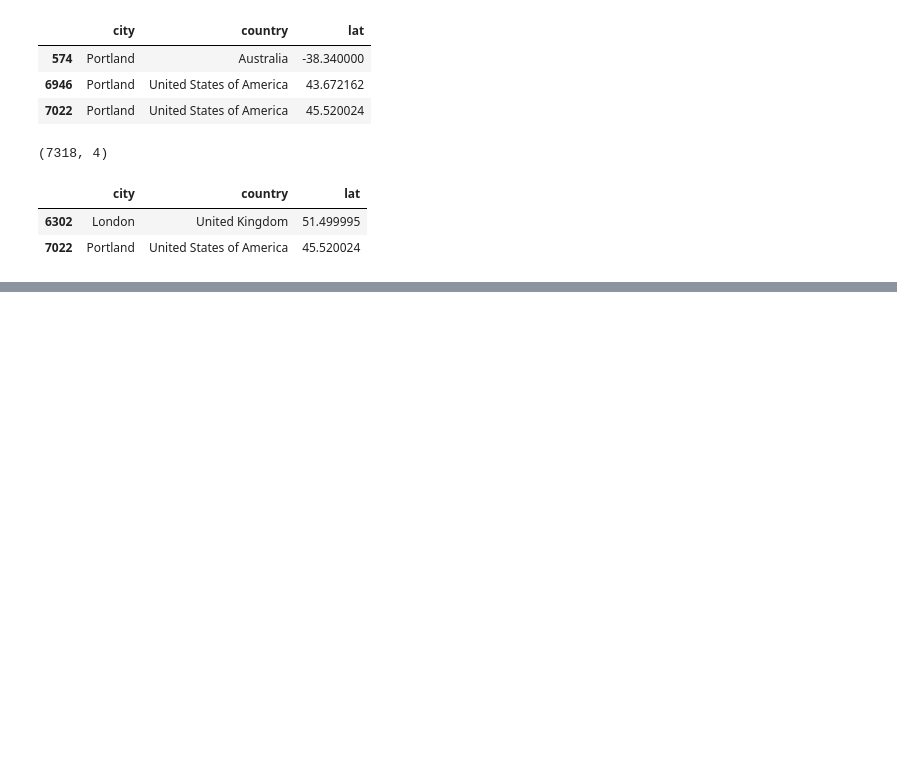
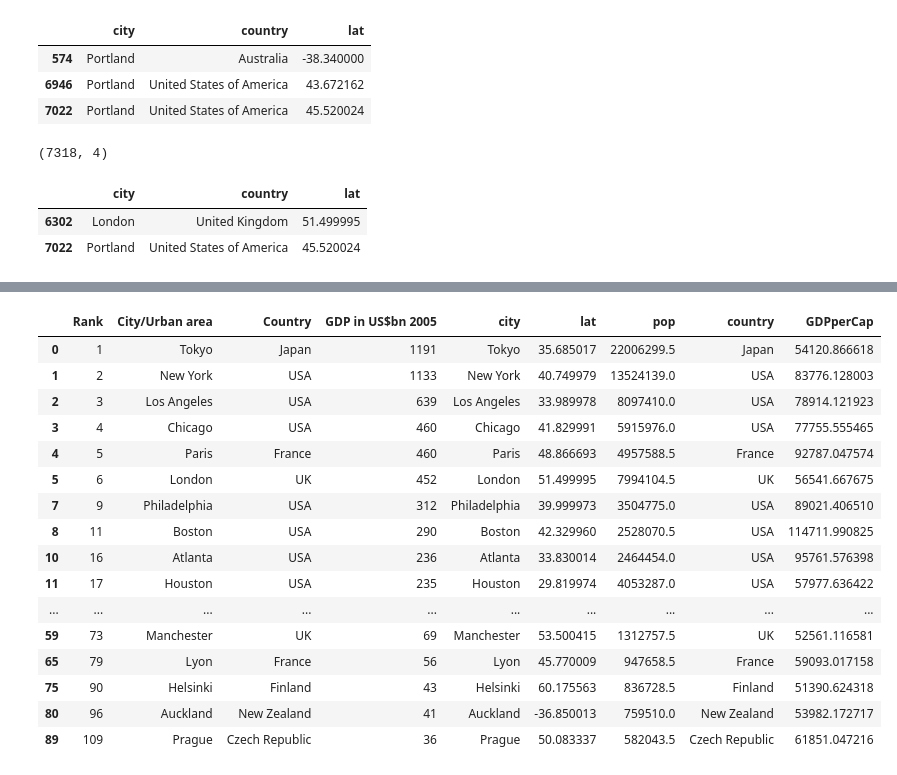
Before and after one commit to SMR3/swc-nov2016, a Jupyter notebook: pythonTutorial.ipynb, the cells around one changed output, grey strips where cells are left out. Drawn from its saved outputs; the diff is of its cells as text; code cells hidden in the pictures; blank space fills up the shorter version.

```diff
--- a/pythonTutorial.ipynb
+++ b/pythonTutorial.ipynb
@@ -343,0 +290,21 @@ for i in range(len(x)):
+# %%
+#Show cities with GDP per capita > 50k
+df[df['GDPperCap'] > 50000]
+# %% [output]
+|  | Rank | City/Urban area | Country | GDP in US$bn 2005 | city | lat | pop | country | GDPperCap |
+| 0 | 1 | Tokyo | Japan | 1191 | Tokyo | 35.685017 | 22006299.5 | Japan | 54120.866618 |
+| 1 | 2 | New York | USA | 1133 | New York | 40.749979 | 13524139.0 | USA | 83776.128003 |
+| 2 | 3 | Los Angeles | USA | 639 | Los Angeles | 33.989978 | 8097410.0 | USA | 78914.121923 |
+| 3 | 4 | Chicago | USA | 460 | Chicago | 41.829991 | 5915976.0 | USA | 77755.555465 |
+| 4 | 5 | Paris | France | 460 | Paris | 48.866693 | 4957588.5 | France | 92787.047574 |
+| 5 | 6 | London | UK | 452 | London | 51.499995 | 7994104.5 | UK | 56541.667675 |
+| 7 | 9 | Philadelphia | USA | 312 | Philadelphia | 39.999973 | 3504775.0 | USA | 89021.406510 |
+| 8 | 11 | Boston | USA | 290 | Boston | 42.329960 | 2528070.5 | USA | 114711.990825 |
+| 10 | 16 | Atlanta | USA | 236 | Atlanta | 33.830014 | 2464454.0 | USA | 95761.576398 |
+| 11 | 17 | Houston | USA | 235 | Houston | 29.819974 | 4053287.0 | USA | 57977.636422 |
+| ... | ... | ... | ... | ... | ... | ... | ... | ... | ... |
+| 59 | 73 | Manchester | UK | 69 | Manchester | 53.500415 | 1312757.5 | UK | 52561.116581 |
+| 65 | 79 | Lyon | France | 56 | Lyon | 45.770009 | 947658.5 | France | 59093.017158 |
+| 75 | 90 | Helsinki | Finland | 43 | Helsinki | 60.175563 | 836728.5 | Finland | 51390.624318 |
+| 80 | 96 | Auckland | New Zealand | 41 | Auckland | -36.850013 | 759510.0 | New Zealand | 53982.172717 |
+| 89 | 109 | Prague | Czech Republic | 36 | Prague | 50.083337 | 582043.5 | Czech Republic | 61851.047216 |
```
Also changed, not shown: parts of 6 cells of this notebook.
